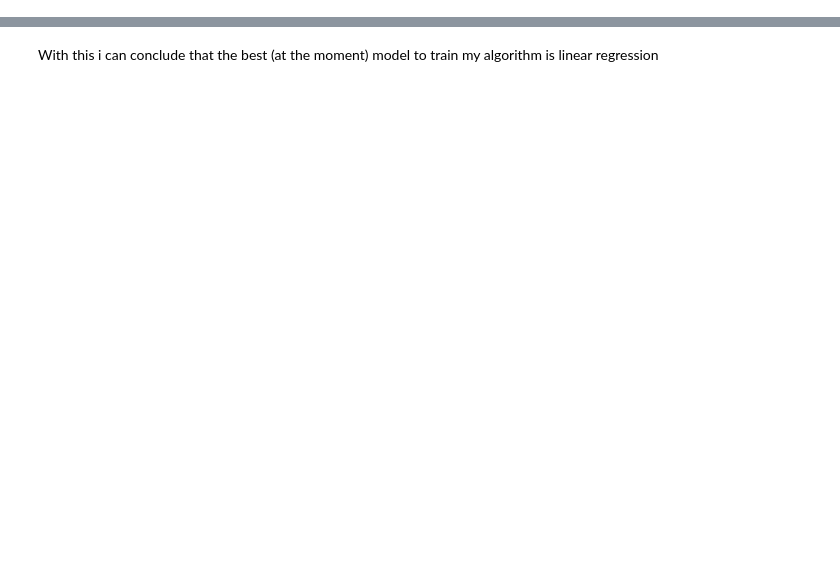
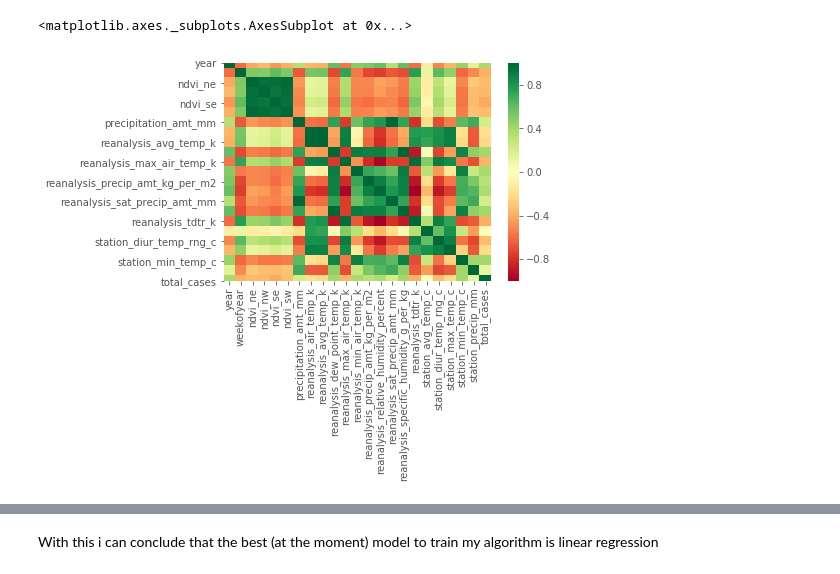
Before and after one commit to jisanos/DengAIProject, a Jupyter notebook: Final_Proyect_Script.ipynb, the cells around one changed output, grey strips where cells are left out. Saved outputs shown, nothing was run; the diff lists cells and outputs as text; code cells hidden in the pictures; blank space fills up the shorter version.

```diff
--- a/Final_Proyect_Script.ipynb
+++ b/Final_Proyect_Script.ipynb
@@ -228,0 +278,12 @@ https://stackoverflow.com/questions/54345667/onehotencoder-categorical-features-
+# %%
+iq_train_data = all_data[(all_data['city']=='iq')& (all_data['set_type'] == 'train')].corr()
+
+iqcorr = iq_train_data.corr()
+
+cmap = sns.diverging_palette(5, 250, as_cmap=True)
+
+iqcorr.style.background_gradient(cmap, axis=1)\
+    .set_properties(**{'max-width': '80px', 'font-size': '10pt'})\
+    .set_caption("Hover to magify")\
+    .set_precision(2)\
+    .set_table_styles(magnify())
@@ -228,0 +309,5 @@ https://stackoverflow.com/questions/54345667/onehotencoder-categorical-features-
+# %%
+sns.heatmap(iqcorr,cmap='RdYlGn')
+# %% [output]
+<matplotlib.axes._subplots.AxesSubplot at 0x...>
+[figure, added]
```
Also changed, not shown: parts of 60 cells of this notebook.
